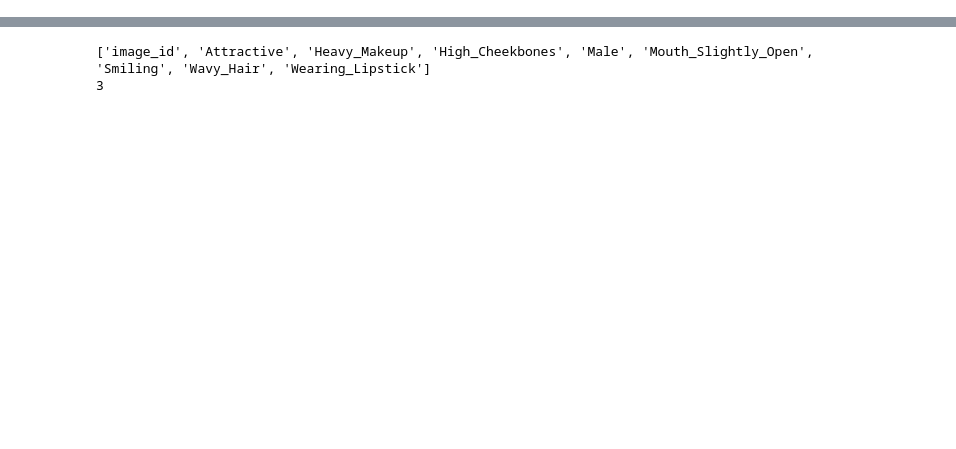
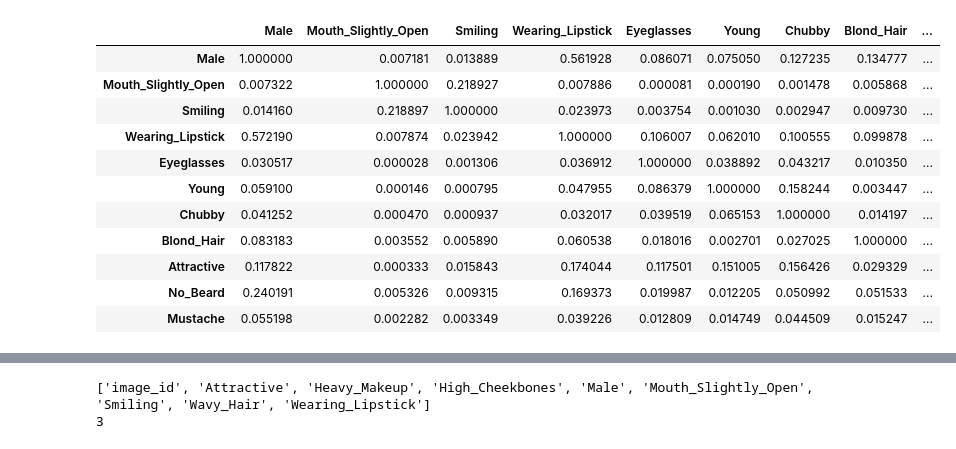
Before and after one commit to hojunroks/eccv2022, a Jupyter notebook: test.ipynb, the cells around one changed output, grey strips where cells are left out. Drawn from its saved outputs; the diff is of its cells as text; code cells hidden in the pictures; blank space fills up the shorter version.

```diff
--- a/test.ipynb
+++ b/test.ipynb
@@ -16,0 +79,17 @@ gdf = attributes[good_attributes]
+# %%
+rename = dict(zip(range(len(face_attr)), face_attr))
+cramer_mat.rename(columns=rename, index=rename)
+theils_mat.rename(columns=rename, index=rename)
+# %% [output]
+|  | Male | Mouth_Slightly_Open | Smiling | Wearing_Lipstick | Eyeglasses | Young | Chubby | Blond_Hair | ... |
+| Male | 1.000000 | 0.007181 | 0.013889 | 0.561928 | 0.086071 | 0.075050 | 0.127235 | 0.134777 | ... |
+| Mouth_Slightly_Open | 0.007322 | 1.000000 | 0.218927 | 0.007886 | 0.000081 | 0.000190 | 0.001478 | 0.005868 | ... |
+| Smiling | 0.014160 | 0.218897 | 1.000000 | 0.023973 | 0.003754 | 0.001030 | 0.002947 | 0.009730 | ... |
+| Wearing_Lipstick | 0.572190 | 0.007874 | 0.023942 | 1.000000 | 0.106007 | 0.062010 | 0.100555 | 0.099878 | ... |
+| Eyeglasses | 0.030517 | 0.000028 | 0.001306 | 0.036912 | 1.000000 | 0.038892 | 0.043217 | 0.010350 | ... |
+| Young | 0.059100 | 0.000146 | 0.000795 | 0.047955 | 0.086379 | 1.000000 | 0.158244 | 0.003447 | ... |
+| Chubby | 0.041252 | 0.000470 | 0.000937 | 0.032017 | 0.039519 | 0.065153 | 1.000000 | 0.014197 | ... |
+| Blond_Hair | 0.083183 | 0.003552 | 0.005890 | 0.060538 | 0.018016 | 0.002701 | 0.027025 | 1.000000 | ... |
+| Attractive | 0.117822 | 0.000333 | 0.015843 | 0.174044 | 0.117501 | 0.151005 | 0.156426 | 0.029329 | ... |
+| No_Beard | 0.240191 | 0.005326 | 0.009315 | 0.169373 | 0.019987 | 0.012205 | 0.050992 | 0.051533 | ... |
+| Mustache | 0.055198 | 0.002282 | 0.003349 | 0.039226 | 0.012809 | 0.014749 | 0.044509 | 0.015247 | ... |
```
Also changed, not shown: parts of 15 cells of this notebook, 11 other files.
